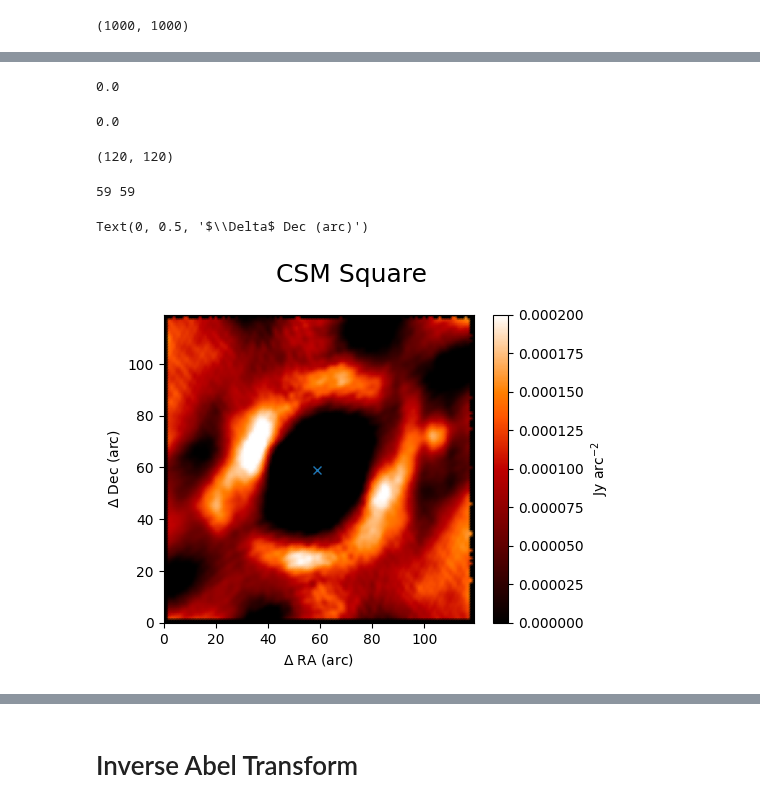
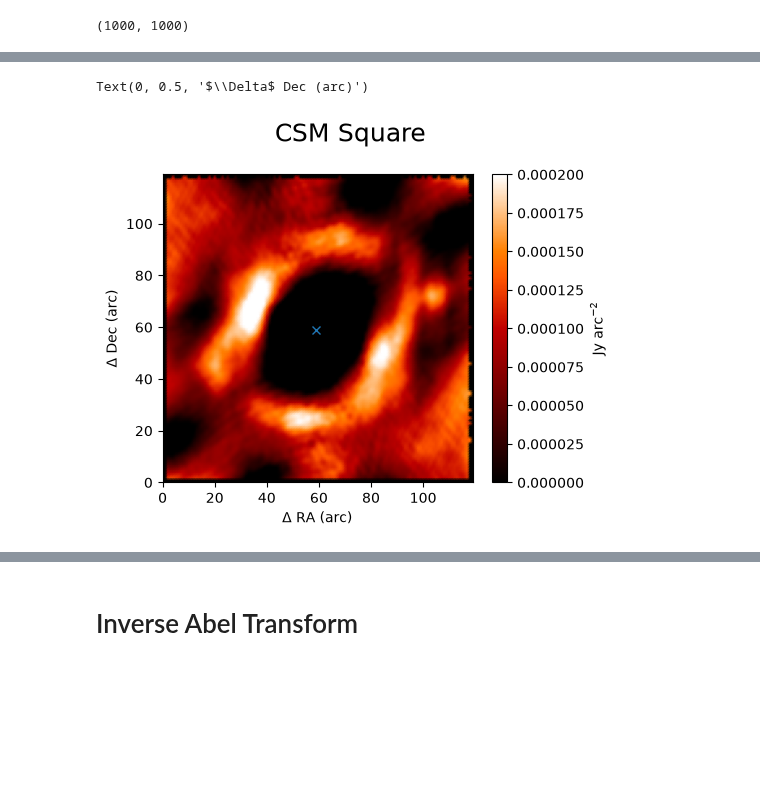
Before and after one commit to imanbeh/csm_pipeline, a Jupyter notebook: medhigh_abel_interpolation_density.ipynb, the cells around one changed output, grey strips where cells are left out. Cells and saved outputs as stored; diff of their text form; code cells hidden in the pictures; blank space fills up the shorter version.

```diff
--- a/medhigh_abel_interpolation_density.ipynb
+++ b/medhigh_abel_interpolation_density.ipynb
@@ -42,39 +45,23 @@ csm_2d_density[499,499]
-# %%
-csm_2d_density[a:b,a:b][499-440,499-560]
-# %% [output]
-0.0
-# %%
-csm_2d_density[a:b,a:b][cx-a,cy-b]
-# %% [output]
-0.0
-# %%
-csm_2d_density[a:b,a:b].shape
-# %% [output]
-(120, 120)
-# %%
-print(cx-a,cy-a)
-# %% [output]
-59 59
 # %%
 figure,ax = plt.subplots(nrows = 1, ncols=1, figsize = (5,4))#, subplot_kw={'projection': wcs})
 figure.suptitle("CSM Square", fontsize = 18, y=1.01)
 
 a=440
 b=560
 
 im = ax.pcolormesh(csm_2d_density[a:b,a:b], cmap='gist_heat',shading="gouraud", vmin = 0, vmax = 0.0002)
 
 figure.colorbar(im,ax=ax, label=r'Jy arc$^{-2}$')
 
 # ax.set_xlim(a,b)
 # ax.set_ylim(a,b)
-ax.plot(cx-a,cy-a,'x')
+ax.plot(center_x-a,center_y-a,'x')
 
 ax.set_xlabel(r'$\Delta$ RA (arc)' , size = 10)
 ax.set_ylabel(r'$\Delta$ Dec (arc)' , size = 10)
 # %% [output]
 Text(0, 0.5, '$\\Delta$ Dec (arc)')
-[figure, old version]
+[figure, new version]
 # %%
 import sys
 # %%
```
Also changed, not shown: parts of 46 cells of this notebook, 1 other file.
